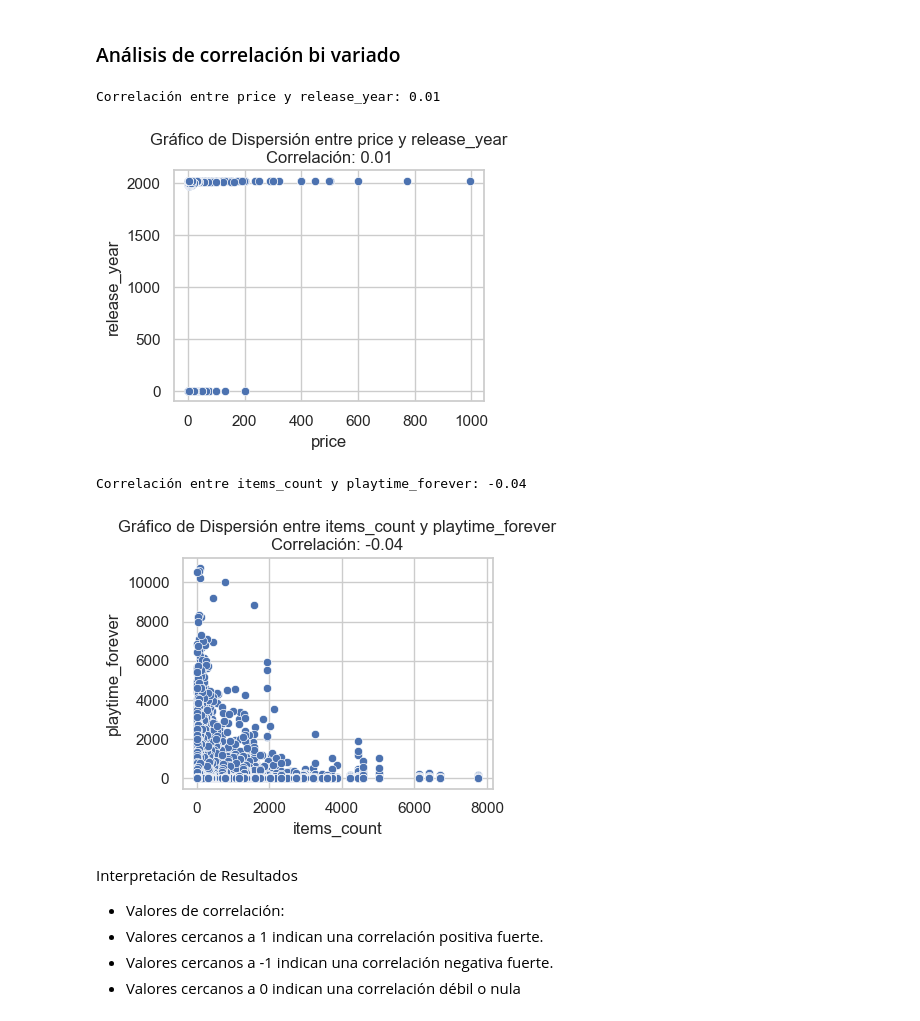
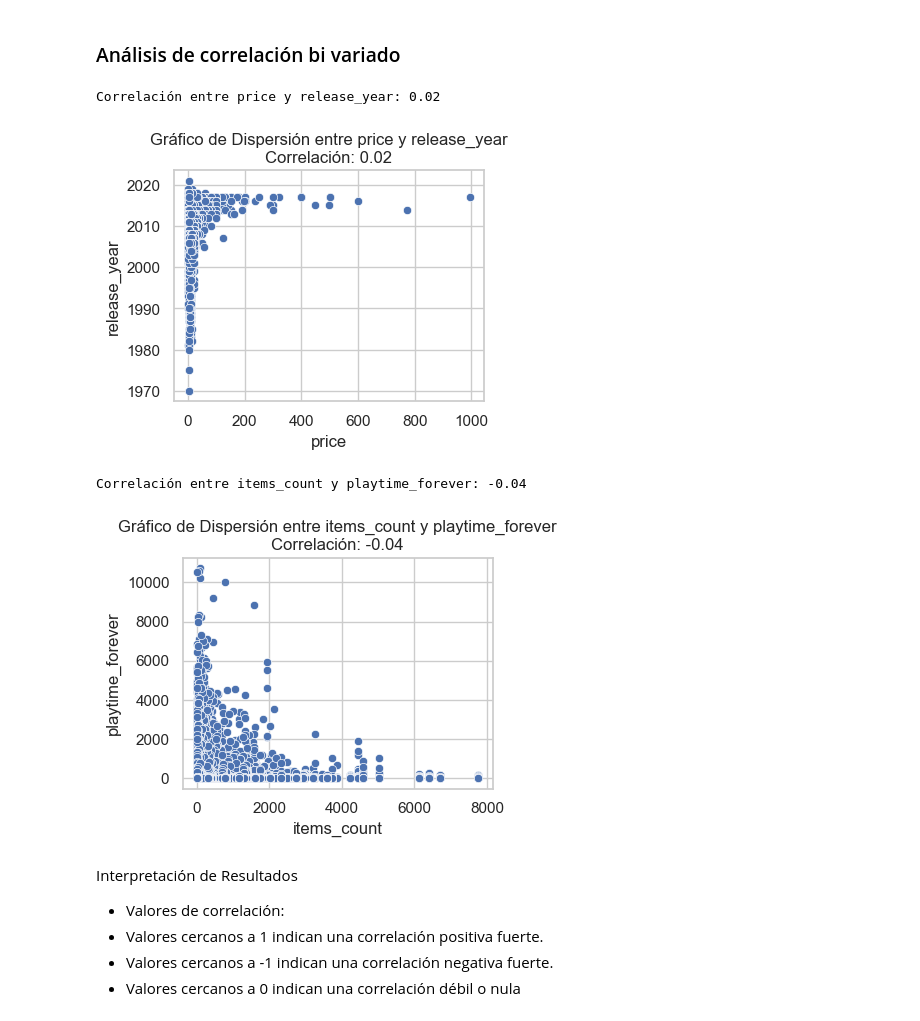
Before and after one commit to bautiarmanicode/STEAM_GAMES_MLOPS, a Jupyter notebook: 1_JupyterNotebooks/3_Eda.ipynb, the cells around one changed output. Cells and saved outputs as stored; diff of their text form; code cells hidden in the pictures.

```diff
--- a/1_JupyterNotebooks/3_Eda.ipynb
+++ b/1_JupyterNotebooks/3_Eda.ipynb
@@ -471,50 +495,57 @@ Sin embargo, la fuerza de la relación es débil (cercana a 0), lo que indica qu
 # %% [markdown]
 ### Análisis de correlación bi variado
 # %%
-import pandas as pd
-import seaborn as sns
-import matplotlib.pyplot as plt
-
-# Supongamos que ya tienes cargados los DataFrames: df_steam_games, df_user_reviews, df_user_items
+# Filtrar los DataFrames para incluir solo datos posteriores a 1950
+df_steam_games_filtered = df_steam_games[df_steam_games['release_year'] > 1950]
 
 # Seleccionar las columnas numéricas
-df_steam_games_num = df_steam_games[['price', 'release_year']]
+df_steam_games_num = df_steam_games_filtered[['price', 'release_year']]
 df_user_items_num = df_user_items[['items_count', 'playtime_forever']]
 
 # Crear pares de variables para el análisis de correlación bivariado
 pares_de_variables = [
     ('price', 'release_year'),
     ('items_count', 'playtime_forever')
 ]
 
-# Función para calcular y mostrar la correlación entre dos variables
 def analizar_correlacion(df, var1, var2):
+    """
+    Calcula y muestra la correlación entre dos variables, y visualiza esta relación con un gráfico de dispersión.
+
+    Parámetros:
+    df (pandas.DataFrame): El DataFrame que contiene las variables a analizar.
+    var1 (str): El nombre de la primera variable.
+    var2 (str): El nombre de la segunda variable.
+
+    Retorna:
+    None: Esta función imprime la correlación entre las dos variables y muestra un gráfico de dispersión.
+    """
     correlacion = df[[var1, var2]].corr().iloc[0, 1]
     print(f"Correlación entre {var1} y {var2}: {correlacion:.2f}")
 
     # Visualización con gráfico de dispersión
     plt.figure(figsize=(4, 3))
     sns.scatterplot(x=var1, y=var2, data=df)
     plt.title(f"Gráfico de Dispersión entre {var1} y {var2}\nCorrelación: {correlacion:.2f}")
     plt.xlabel(var1)
     plt.ylabel(var2)
     plt.show()
 
 # Analizar y visualizar la correlación para cada par de variables
 for var1, var2 in pares_de_variables:
     # Primero, necesitamos combinar los DataFrames necesarios para que las variables estén en el mismo DataFrame
     if var1 in df_steam_games_num.columns and var2 in df_steam_games_num.columns:
         df_comb = df_steam_games_num
     elif var1 in df_user_items_num.columns and var2 in df_user_items_num.columns:
         df_comb = df_user_items_num
     else:
         # Si las variables están en DataFrames diferentes, combinar primero los DataFrames
         df_comb = pd.concat([df_steam_games_num, df_user_items_num], axis=1)
 
     analizar_correlacion(df_comb, var1, var2)
 # %% [output]
-Correlación entre price y release_year: 0.01
+Correlación entre price y release_year: 0.02
-[figure, old version]
+[figure, new version]
 Correlación entre items_count y playtime_forever: -0.04
 [figure]
 # %% [markdown]
```
Also changed, not shown: parts of 8 cells of this notebook, 13 other files.
